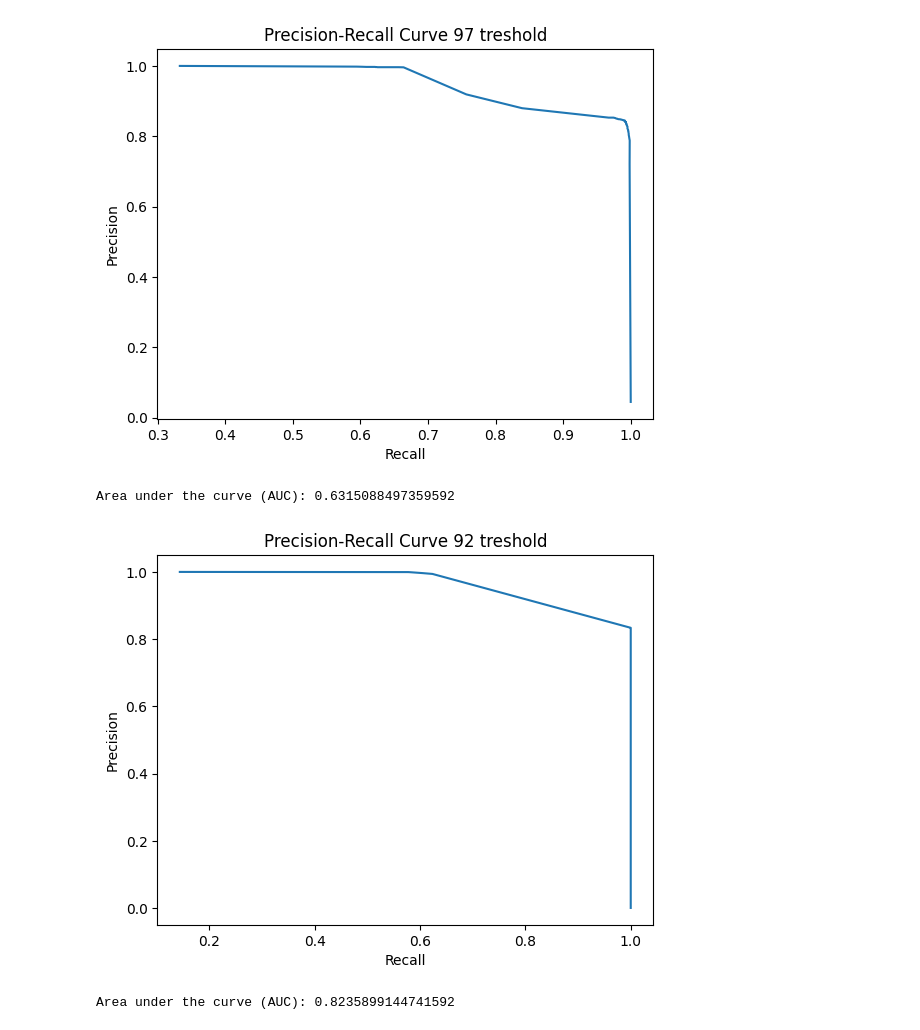
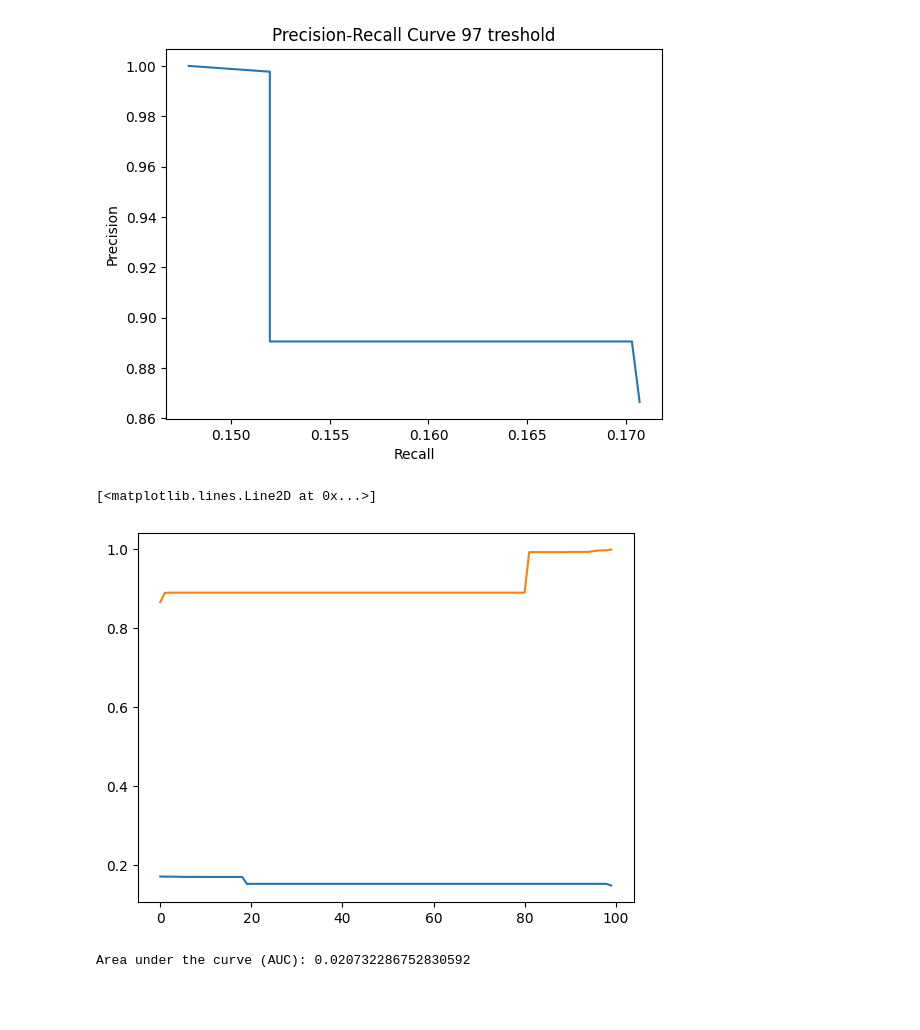
Before and after one commit to EdAlita/RetinaSegmentation-HEx, a Jupyter notebook: code/test.ipynb, the cells around one changed output. Saved outputs shown, nothing was run; the diff lists cells and outputs as text; code cells hidden in the pictures; blank space fills up the shorter version.

```diff
--- a/code/test.ipynb
+++ b/code/test.ipynb
@@ -96,17 +94,18 @@ def calculate_precision_recall_curve(positive_scores, negative_scores):
     ndarray: Array of precision values.
     ndarray: Array of recall values.
     """
-    thresholds = np.linspace(min(min(positive_scores), min(negative_scores)),
-                             max(max(positive_scores), max(negative_scores)), 100)
+    thresholds = np.linspace(min(positive_scores),max(positive_scores),100)
     precisions = []
     recalls = []
+    total_positives = len(positive_scores)
+    ##print(thresholds)
 
     for threshold in thresholds:
         tp = np.sum(positive_scores >= threshold)
-        fp = np.sum(negative_scores >= threshold)
+        fp = np.sum(positive_scores < threshold)
 
-        recall  = tp / (tp + fp)
-        precision = tp / len(positive_scores)
+        recall  = tp / 10488
+        precision = tp / (tp + fp)
 
         precisions.append(precision)
         recalls.append(recall)
@@ -115,13 +114,18 @@ def calculate_precision_recall_curve(positive_scores, negative_scores):
 
 
 precisions, recalls = calculate_precision_recall_curve(data['#SCORE'].values, data2['#SCORE'].values)
-
+precisions.sort()
 # Plot the precision-recall curve
-plt.plot(recalls, precisions)
+plt.plot(recalls,precisions)
 #plt.plot(recalls)
 #plt.plot(precisions)
 plt.xlabel("Recall")
 plt.ylabel("Precision")
 plt.title("Precision-Recall Curve 92 treshold")
 plt.show()
+plt.figure()
+plt.plot(recalls)
+plt.plot(precisions)
+#unique_thresholds = data['#SCORE'].unique().tolist()
+#print(unique_thresholds)
 # %% [output]
@@ -135,38 +190,23 @@ Area under the curve (AUC): 0.725785582430248
 # %%
-precisions, recalls = calculate_precision_recall_curve(data3['#SCORE'].values, data4['#SCORE'].values)
+precisions, recalls = calculate_precision_recall_curve(data7.values, data7.unique().tolist())
+precisions.sort()
+# Plot the precision-recall curve
+plt.plot(recalls,precisions)
 
-# Plot the precision-recall curve
-plt.plot(recalls, precisions)
-#plt.plot(recalls)
-#plt.plot(precisions)
 plt.xlabel("Recall")
 plt.ylabel("Precision")
 plt.title("Precision-Recall Curve 97 treshold")
 plt.show()
+plt.figure()
+plt.plot(recalls)
+plt.plot(precisions)
 # %% [output]
-[figure, old version]
+[figure, new version]
+[<matplotlib.lines.Line2D at 0x...>]
+[figure, added]
 # %%
-auc = np.trapz(precisions, recalls)
+auc = np.trapz(recalls,precisions)
 
 print("Area under the curve (AUC):", auc)
 # %% [output]
-Area under the curve (AUC): 0.6315088497359592
+Area under the curve (AUC): 0.020732286752830592
-# %%
-precisions, recalls = calculate_precision_recall_curve(data5.values, data6.values)
-
-# Plot the precision-recall curve
-plt.plot(recalls, precisions)
-#plt.plot(recalls)
-#plt.plot(precisions)
-plt.xlabel("Recall")
-plt.ylabel("Precision")
-plt.title("Precision-Recall Curve 92 treshold")
-plt.show()
-# %% [output]
-[figure, removed]
-# %%
-auc = np.trapz(precisions, recalls)
-
-print("Area under the curve (AUC):", auc)
-# %% [output]
-Area under the curve (AUC): 0.8235899144741592
```
Also changed, not shown: parts of 7 cells of this notebook, 7 other files.
